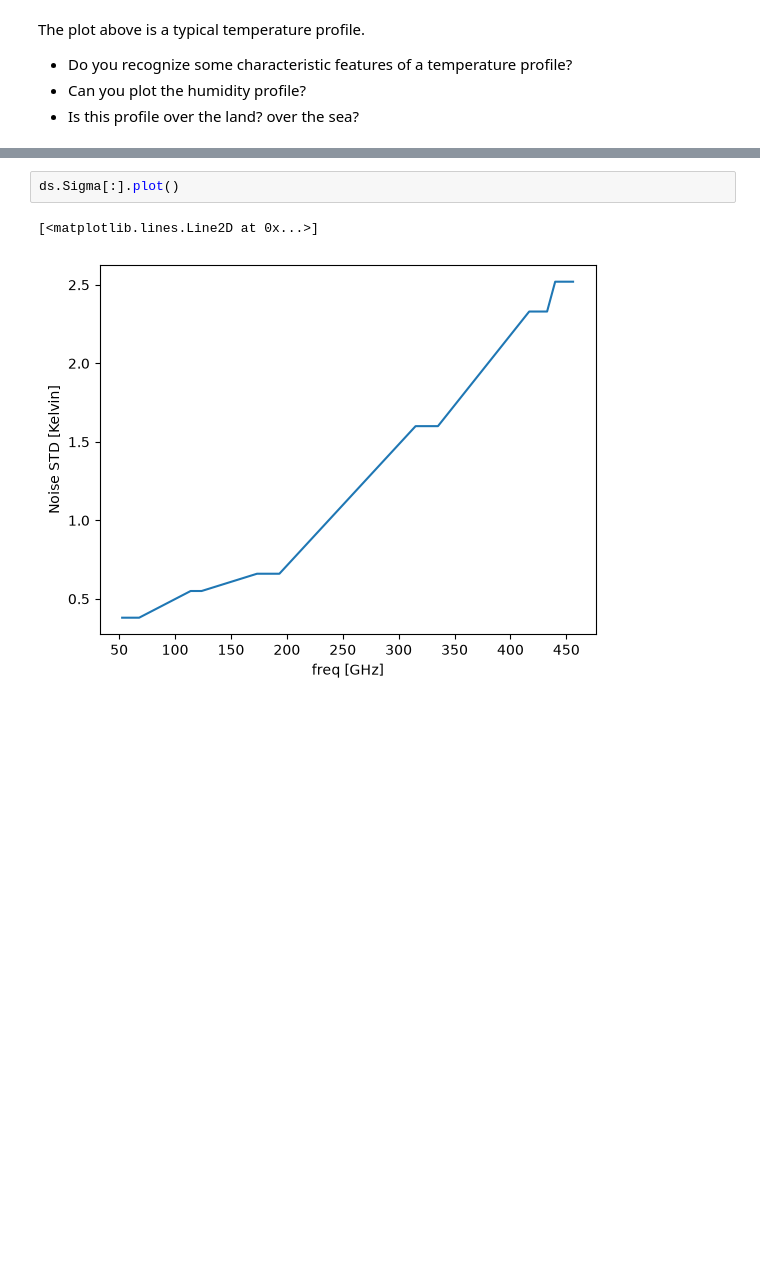
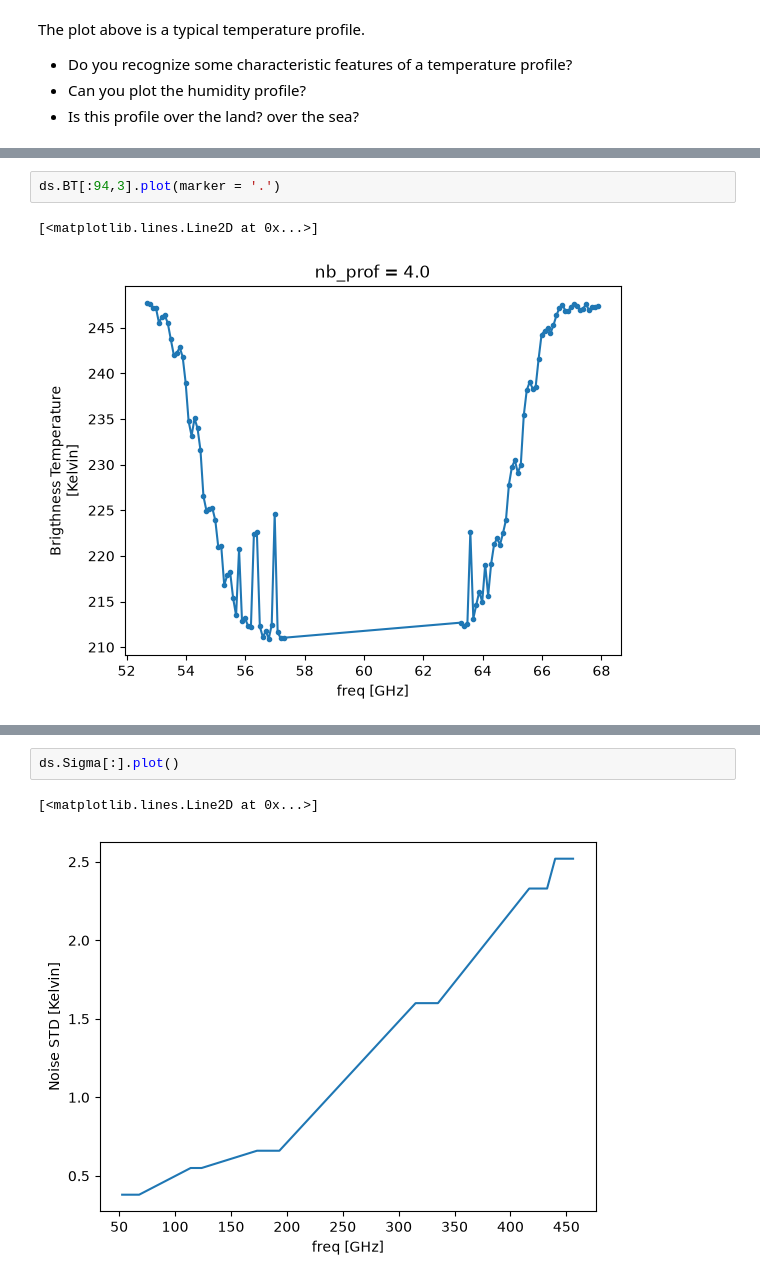
Before and after one commit to IagoArias/Project-Microwaves, a Jupyter notebook: notebooks/project_microwave.ipynb, the cells around one changed output, grey strips where cells are left out. Saved outputs shown, nothing was run; the diff lists cells and outputs as text; blank space fills up the shorter version.

```diff
--- a/notebooks/project_microwave.ipynb
+++ b/notebooks/project_microwave.ipynb
@@ -154,0 +156,5 @@ plt.show()
+# %%
+ds.BT[:94,3].plot(marker = '.')
+# %% [output]
+[<matplotlib.lines.Line2D at 0x...>]
+[figure, added]
```
Also changed, not shown: parts of 14 cells of this notebook, 4 other files.
